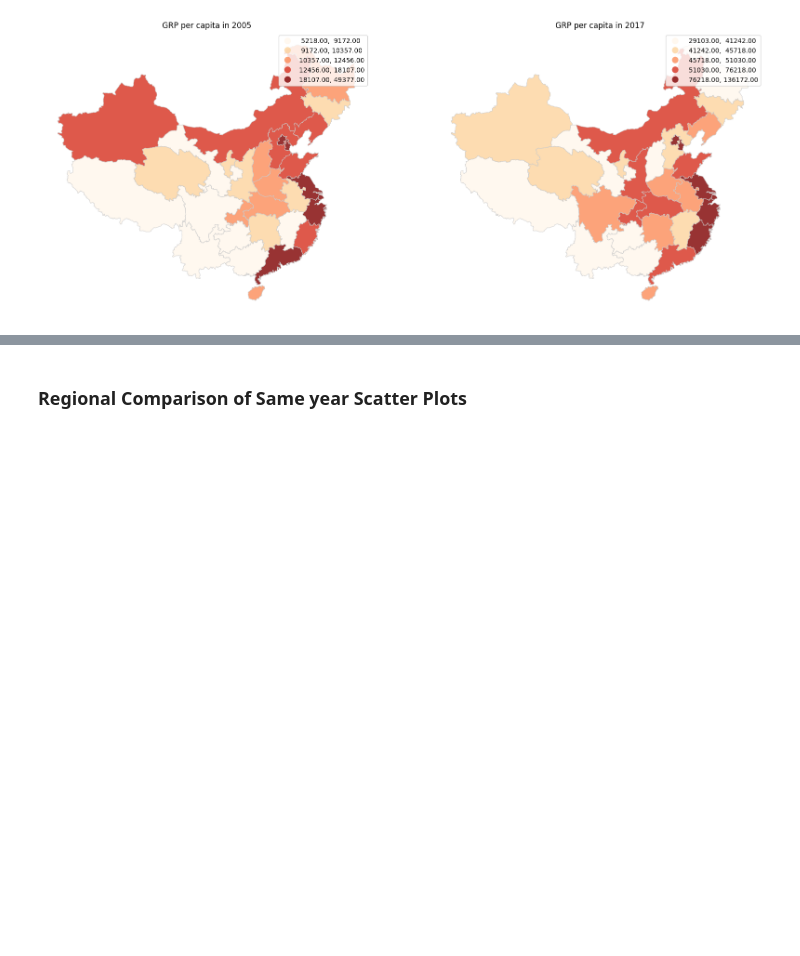
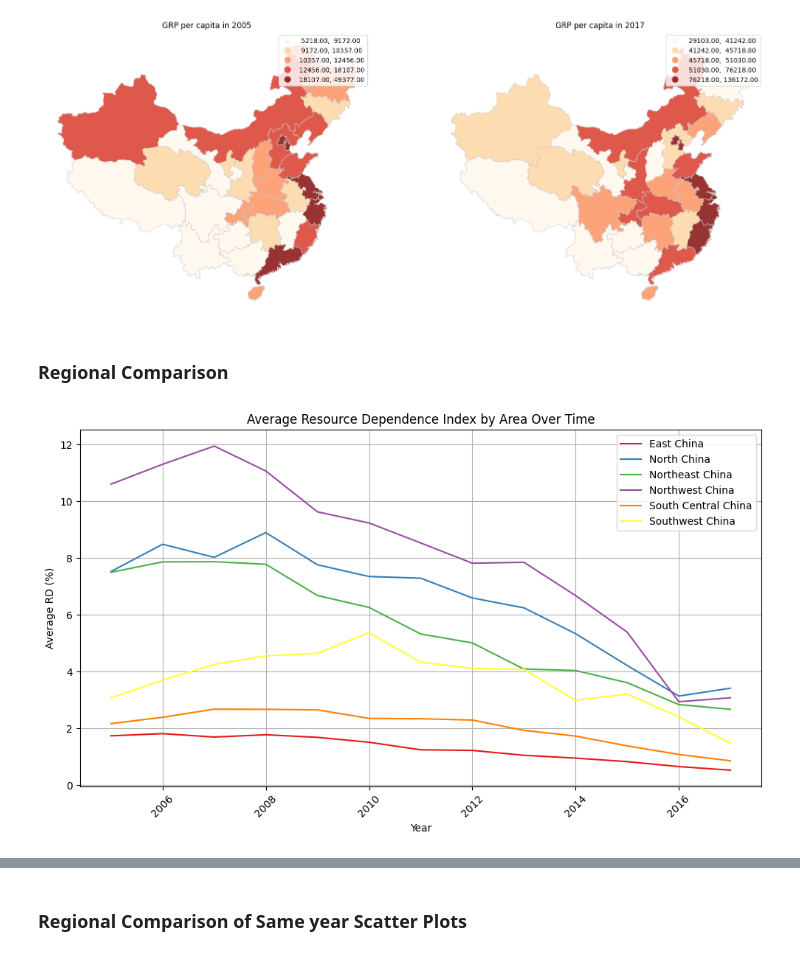
Before and after one commit to KaylaBai/Dissertation, a Jupyter notebook: Dissertation.ipynb, the cells around one changed output, grey strips where cells are left out. Drawn from its saved outputs; the diff is of its cells as text; code cells hidden in the pictures; blank space fills up the shorter version.

```diff
--- a/Dissertation.ipynb
+++ b/Dissertation.ipynb
@@ -630,3 +626,26 @@ ax2.axis("off")
 plt.show()
 # %% [output]
 [figure]
+# %% [markdown]
+### Regional Comparison
+# %%
+# 按照Area分组计算每组每年的RD平均值
+area_mean_RD = gdf.groupby(['Area', 'Year'])['RD'].mean().unstack()
+
+# 绘制折线图
+plt.figure(figsize=(10, 6))
+
+for area in area_mean_RD.index:
+    plt.plot(area_mean_RD.columns, area_mean_RD.loc[area], label=area)
+
+plt.xlabel('Year')
+plt.ylabel('Average RD (%)')
+plt.title('Average Resource Dependence Index by Area Over Time')
+plt.legend()
+plt.grid(True)
+plt.xticks(rotation=45)
+plt.tight_layout()
+
+plt.show()
+# %% [output]
+[figure, added]
```
Also changed, not shown: parts of 28 cells of this notebook.
